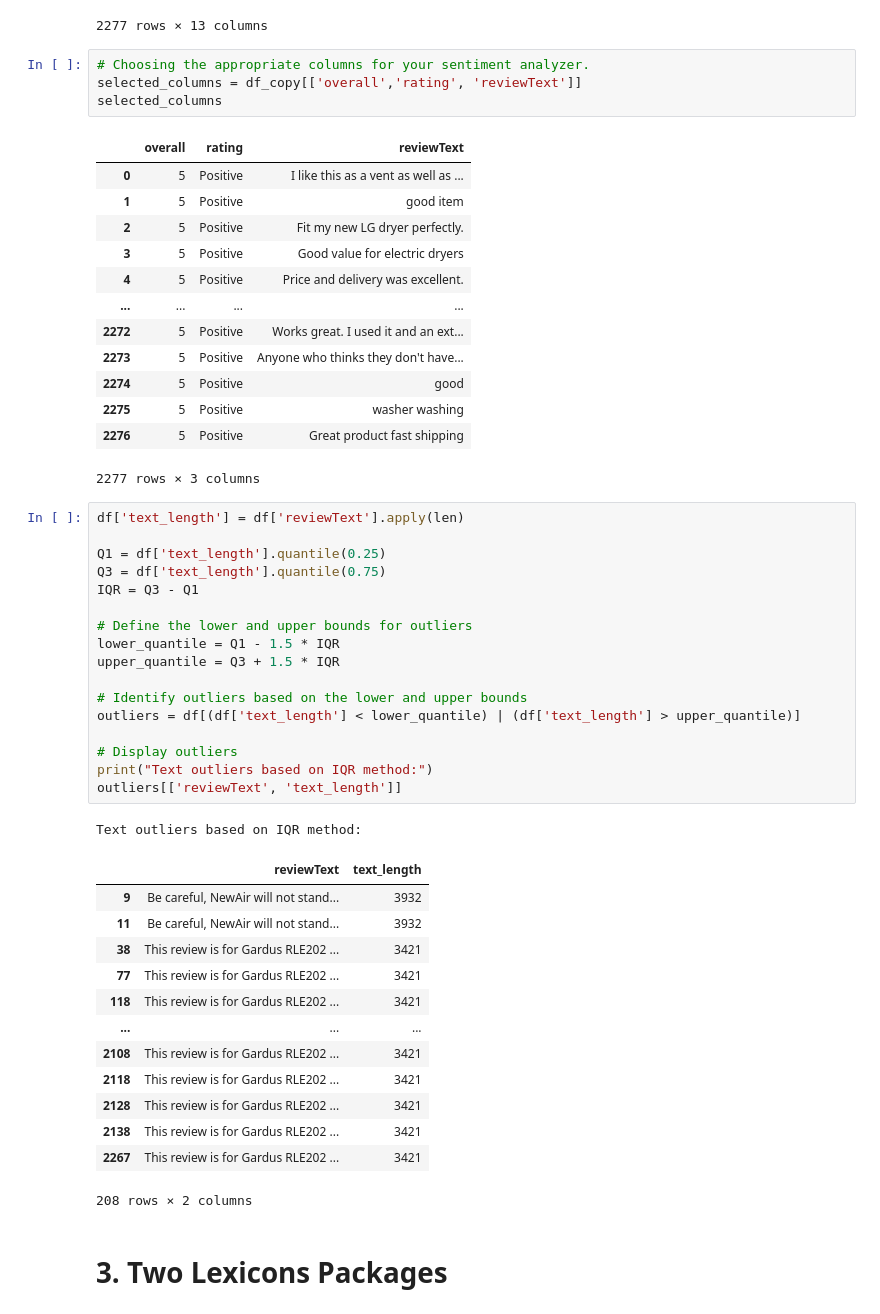
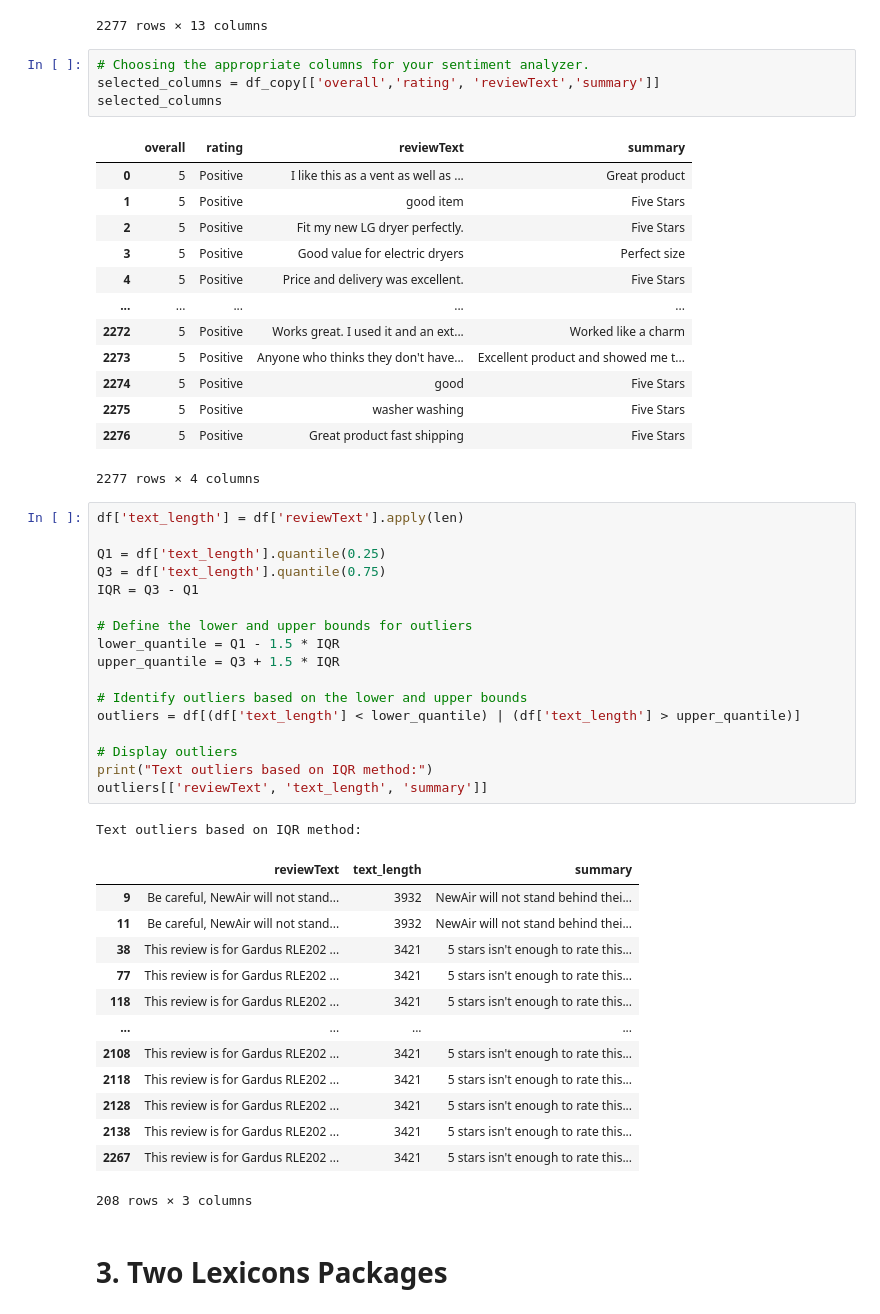
Before and after one commit to rolandjosephb/Comp262-Group3, a Jupyter notebook: Group 3.ipynb, the cells around one changed output. Saved outputs shown, nothing was run; the diff lists cells and outputs as text.

```diff
--- a/Group 3.ipynb
+++ b/Group 3.ipynb
@@ -461,22 +461,22 @@ df_copy
 2277 rows × 13 columns
 # %%
 # Choosing the appropriate columns for your sentiment analyzer.
-selected_columns = df_copy[['overall','rating', 'reviewText']]
+selected_columns = df_copy[['overall','rating', 'reviewText','summary']]
 selected_columns
 # %% [output]
-|  | overall | rating | reviewText |
-| 0 | 5 | Positive | I like this as a vent as well as ... |
-| 1 | 5 | Positive | good item |
-| 2 | 5 | Positive | Fit my new LG dryer perfectly. |
-| 3 | 5 | Positive | Good value for electric dryers |
-| 4 | 5 | Positive | Price and delivery was excellent. |
-| ... | ... | ... | ... |
-| 2272 | 5 | Positive | Works great. I used it and an ext... |
-| 2273 | 5 | Positive | Anyone who thinks they don't have... |
-| 2274 | 5 | Positive | good |
-| 2275 | 5 | Positive | washer washing |
-| 2276 | 5 | Positive | Great product fast shipping |
+|  | overall | rating | reviewText | summary |
+| 0 | 5 | Positive | I like this as a vent as well as ... | Great product |
+| 1 | 5 | Positive | good item | Five Stars |
+| 2 | 5 | Positive | Fit my new LG dryer perfectly. | Five Stars |
+| 3 | 5 | Positive | Good value for electric dryers | Perfect size |
+| 4 | 5 | Positive | Price and delivery was excellent. | Five Stars |
+| ... | ... | ... | ... | ... |
+| 2272 | 5 | Positive | Works great. I used it and an ext... | Worked like a charm |
+| 2273 | 5 | Positive | Anyone who thinks they don't have... | Excellent product and showed me t... |
+| 2274 | 5 | Positive | good | Five Stars |
+| 2275 | 5 | Positive | washer washing | Five Stars |
+| 2276 | 5 | Positive | Great product fast shipping | Five Stars |
-2277 rows × 3 columns
+2277 rows × 4 columns
 # %%
 df['text_length'] = df['reviewText'].apply(len)
 
@@ -493,22 +493,22 @@ outliers = df[(df['text_length'] < lower_quantile) | (df['text_length'] > upper_
 
 # Display outliers
 print("Text outliers based on IQR method:")
-outliers[['reviewText', 'text_length']]
+outliers[['reviewText', 'text_length', 'summary']]
 # %% [output]
 Text outliers based on IQR method:
-|  | reviewText | text_length |
-| 9 | Be careful, NewAir will not stand... | 3932 |
-| 11 | Be careful, NewAir will not stand... | 3932 |
-| 38 | This review is for Gardus RLE202 ... | 3421 |
-| 77 | This review is for Gardus RLE202 ... | 3421 |
-| 118 | This review is for Gardus RLE202 ... | 3421 |
-| ... | ... | ... |
-| 2108 | This review is for Gardus RLE202 ... | 3421 |
-| 2118 | This review is for Gardus RLE202 ... | 3421 |
-| 2128 | This review is for Gardus RLE202 ... | 3421 |
-| 2138 | This review is for Gardus RLE202 ... | 3421 |
-| 2267 | This review is for Gardus RLE202 ... | 3421 |
+|  | reviewText | text_length | summary |
+| 9 | Be careful, NewAir will not stand... | 3932 | NewAir will not stand behind thei... |
+| 11 | Be careful, NewAir will not stand... | 3932 | NewAir will not stand behind thei... |
+| 38 | This review is for Gardus RLE202 ... | 3421 | 5 stars isn't enough to rate this... |
+| 77 | This review is for Gardus RLE202 ... | 3421 | 5 stars isn't enough to rate this... |
+| 118 | This review is for Gardus RLE202 ... | 3421 | 5 stars isn't enough to rate this... |
+| ... | ... | ... | ... |
+| 2108 | This review is for Gardus RLE202 ... | 3421 | 5 stars isn't enough to rate this... |
+| 2118 | This review is for Gardus RLE202 ... | 3421 | 5 stars isn't enough to rate this... |
+| 2128 | This review is for Gardus RLE202 ... | 3421 | 5 stars isn't enough to rate this... |
+| 2138 | This review is for Gardus RLE202 ... | 3421 | 5 stars isn't enough to rate this... |
+| 2267 | This review is for Gardus RLE202 ... | 3421 | 5 stars isn't enough to rate this... |
-208 rows × 2 columns
+208 rows × 3 columns
 # %% [markdown]
 # 3. Two Lexicons Packages
 # %%
```
Also changed, not shown: parts of 4 cells of this notebook.
